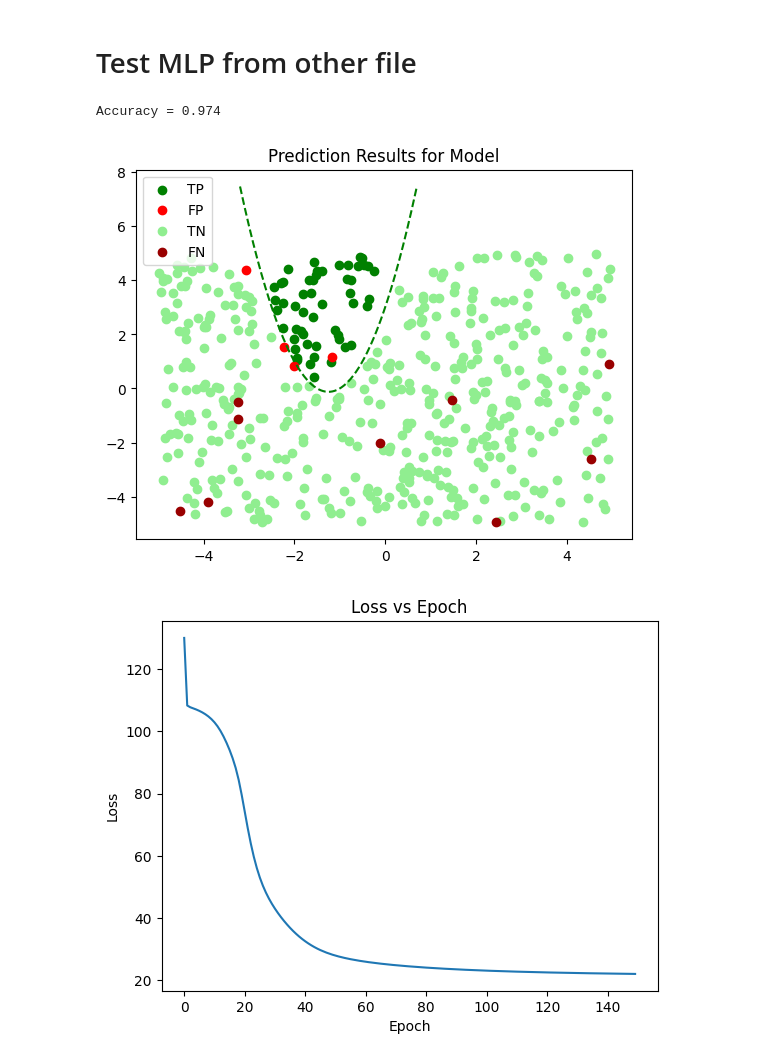
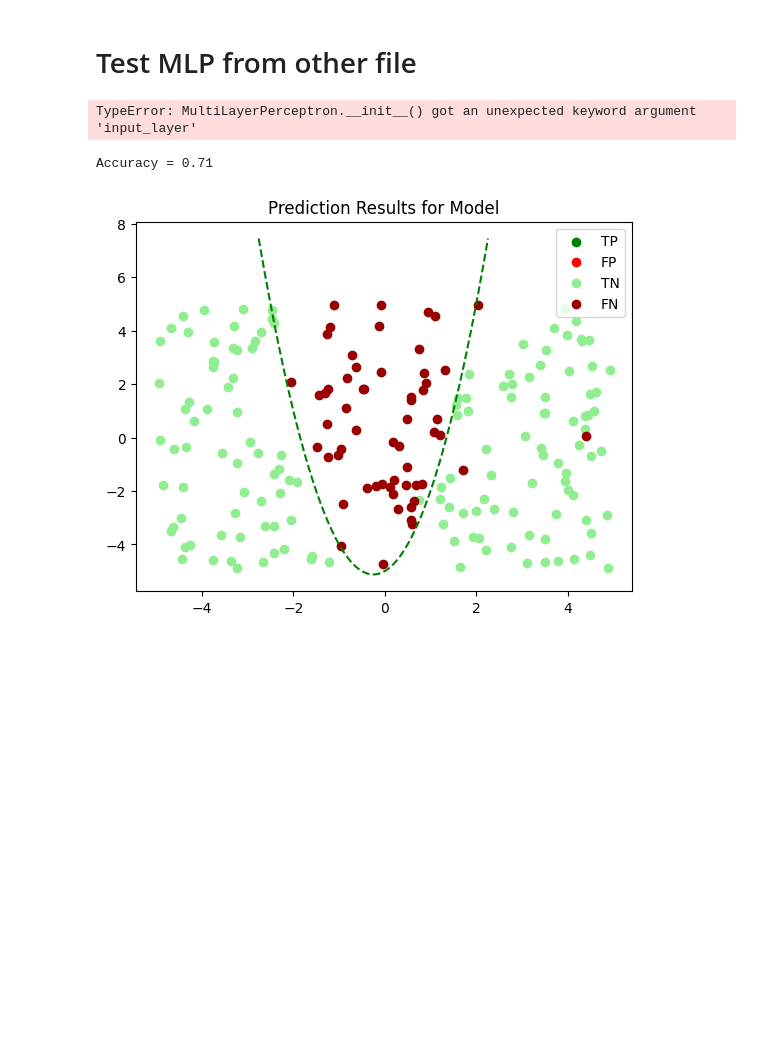
Before and after one commit to wumphlett/ML-Project, a Jupyter notebook: simpleMLP.ipynb, the cells around one changed output. Saved outputs shown, nothing was run; the diff lists cells and outputs as text; code cells hidden in the pictures; blank space fills up the shorter version.

Commit message:
added better predict

```diff
--- a/simpleMLP.ipynb
+++ b/simpleMLP.ipynb
@@ -10,22 +13,37 @@ import numpy as np
 # Test MLP from other file
 # %%
 p = TwoDimProblem(value_range=5)
-X, y = p.createData(soln_rank=2, noise_frac=0.02, samples=500)
+X, y = p.createData(soln_rank=2, noise_frac=0.0, samples=10)
 # %%
 
 mlp = MultiLayerPerceptron(
-    epochs=150,
+    epochs=1,
     lr=0.1,
     activation='sigmoid',
-    input_layer=2,
+    # input_layer=2,
     hidden_layers=[3,2],
-    output_layer=2)
+    # output_layer=2
+    )
 
-mlp.fit(X,y, batch_size=1)
-pred = mlp.predict(X)
-p.plotPred(pred, show_correct=True)
-mlp.plot_loss()
+mlp.fit(X,y, batch_size=5)
+# pred = mlp.predict(X)
+# p.plotPred(pred, show_correct=True)
+# mlp.plot_loss()
 # %% [output]
-Accuracy = 0.974
+TypeError: MultiLayerPerceptron.__init__() got an unexpected keyword argument 'input_layer'
-[figure, removed]
-[figure, removed]
+# %%
+from sklearn.neural_network import MLPClassifier
+clf = MLPClassifier(
+    hidden_layer_sizes=(3,2),
+    activation='logistic',
+    solver='sgd',
+    learning_rate_init=0.1,
+    learning_rate='constant',
+    max_iter=50,
+    batch_size=1,
+)
+clf.fit(X,y)
+p.plotPred(clf.predict(X), show_correct=True)
+# %% [output]
+Accuracy = 0.71
+[figure, added]
```
Also changed, not shown: parts of 1 cell of this notebook, 2 other files.
